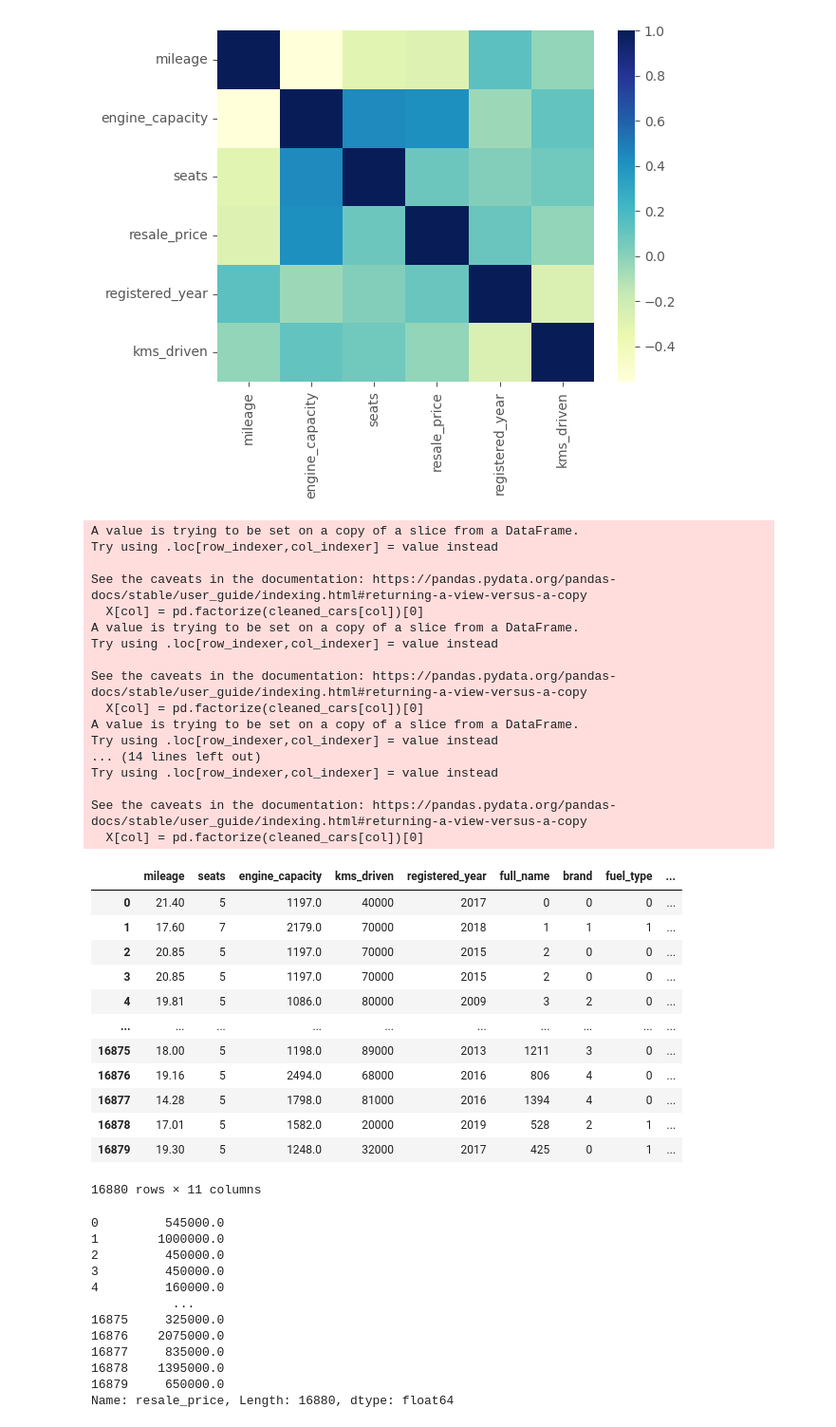
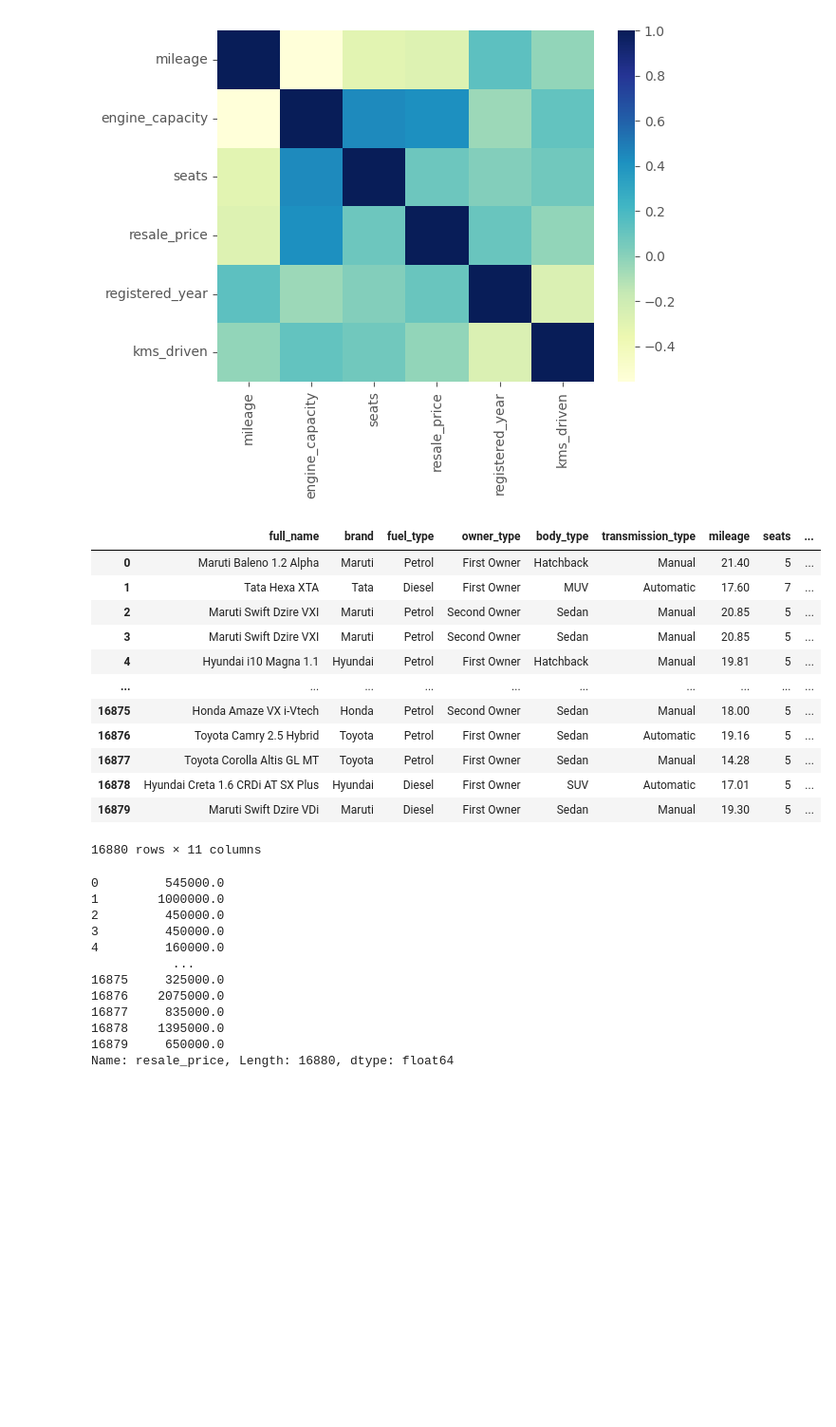
Before and after one commit to tirth-bhagwat/ml-project-sem-5, a Jupyter notebook: price_prediction.ipynb, the cells around one changed output. Shown at 95% size. Drawn from its saved outputs; the diff is of its cells as text; code cells hidden in the pictures; blank space fills up the shorter version.

```diff
--- a/price_prediction.ipynb
+++ b/price_prediction.ipynb
@@ -456,66 +456,49 @@ sns.heatmap(
 [figure]
 # %%
 features_list = [
-    # "full_name",
-    # "brand",
-    # "fuel_type",
-    # "owner_type",
-    # "body_type",
-    # "transmission_type",
+    "full_name",
+    "brand",
+    "fuel_type",
+    "owner_type",
+    "body_type",
+    "transmission_type",
     "mileage",
     "seats",
     "engine_capacity",
     "kms_driven",
     "registered_year",
 ]
 
 X = cleaned_cars[features_list]
 Y = cleaned_cars["resale_price"]
 
-others = [
-    "full_name",
-    "brand",
-    "fuel_type",
-    "owner_type",
-    "body_type",
-    "transmission_type",
-]
+# others = [
+#     "full_name",
+#     "brand",
+#     "fuel_type",
+#     "owner_type",
+#     "body_type",
+#     "transmission_type",
+# ]
 
-for col in others:
-    X[col] = pd.factorize(cleaned_cars[col])[0]
+# for col in others:
+#     X[col] = pd.factorize(cleaned_cars[col])[0]
 
 X
 # %% [output]
+|  | full_name | brand | fuel_type | owner_type | body_type | transmission_type | mileage | seats | ... |
+| 0 | Maruti Baleno 1.2 Alpha | Maruti | Petrol | First Owner | Hatchback | Manual | 21.40 | 5 | ... |
+| 1 | Tata Hexa XTA | Tata | Diesel | First Owner | MUV | Automatic | 17.60 | 7 | ... |
+| 2 | Maruti Swift Dzire VXI | Maruti | Petrol | Second Owner | Sedan | Manual | 20.85 | 5 | ... |
+| 3 | Maruti Swift Dzire VXI | Maruti | Petrol | Second Owner | Sedan | Manual | 20.85 | 5 | ... |
+| 4 | Hyundai i10 Magna 1.1 | Hyundai | Petrol | First Owner | Hatchback | Manual | 19.81 | 5 | ... |
+| ... | ... | ... | ... | ... | ... | ... | ... | ... | ... |
+| 16875 | Honda Amaze VX i-Vtech | Honda | Petrol | Second Owner | Sedan | Manual | 18.00 | 5 | ... |
+| 16876 | Toyota Camry 2.5 Hybrid | Toyota | Petrol | First Owner | Sedan | Automatic | 19.16 | 5 | ... |
+| 16877 | Toyota Corolla Altis GL MT | Toyota | Petrol | First Owner | Sedan | Manual | 14.28 | 5 | ... |
+| 16878 | Hyundai Creta 1.6 CRDi AT SX Plus | Hyundai | Diesel | First Owner | SUV | Automatic | 17.01 | 5 | ... |
+| 16879 | Maruti Swift Dzire VDi | Maruti | Diesel | First Owner | Sedan | Manual | 19.30 | 5 | ... |
-A value is trying to be set on a copy of a slice from a DataFrame.
-Try using .loc[row_indexer,col_indexer] = value instead
-
-See the caveats in the documentation: https://pandas.pydata.org/pandas-docs/stable/user_guide/indexing.html#returning-a-view-versus-a-copy
-  X[col] = pd.factorize(cleaned_cars[col])[0]
-A value is trying to be set on a copy of a slice from a DataFrame.
-Try using .loc[row_indexer,col_indexer] = value instead
-
-See the caveats in the documentation: https://pandas.pydata.org/pandas-docs/stable/user_guide/indexing.html#returning-a-view-versus-a-copy
-  X[col] = pd.factorize(cleaned_cars[col])[0]
-A value is trying to be set on a copy of a slice from a DataFrame.
-Try using .loc[row_indexer,col_indexer] = value instead
-... (14 lines left out)
-Try using .loc[row_indexer,col_indexer] = value instead
-
-See the caveats in the documentation: https://pandas.pydata.org/pandas-docs/stable/user_guide/indexing.html#returning-a-view-versus-a-copy
-  X[col] = pd.factorize(cleaned_cars[col])[0]
+16880 rows × 11 columns
-|  | mileage | seats | engine_capacity | kms_driven | registered_year | full_name | brand | fuel_type | ... |
-| 0 | 21.40 | 5 | 1197.0 | 40000 | 2017 | 0 | 0 | 0 | ... |
-| 1 | 17.60 | 7 | 2179.0 | 70000 | 2018 | 1 | 1 | 1 | ... |
-| 2 | 20.85 | 5 | 1197.0 | 70000 | 2015 | 2 | 0 | 0 | ... |
-| 3 | 20.85 | 5 | 1197.0 | 70000 | 2015 | 2 | 0 | 0 | ... |
-| 4 | 19.81 | 5 | 1086.0 | 80000 | 2009 | 3 | 2 | 0 | ... |
-| ... | ... | ... | ... | ... | ... | ... | ... | ... | ... |
-| 16875 | 18.00 | 5 | 1198.0 | 89000 | 2013 | 1211 | 3 | 0 | ... |
-| 16876 | 19.16 | 5 | 2494.0 | 68000 | 2016 | 806 | 4 | 0 | ... |
-| 16877 | 14.28 | 5 | 1798.0 | 81000 | 2016 | 1394 | 4 | 0 | ... |
-| 16878 | 17.01 | 5 | 1582.0 | 20000 | 2019 | 528 | 2 | 1 | ... |
-| 16879 | 19.30 | 5 | 1248.0 | 32000 | 2017 | 425 | 0 | 1 | ... |
-16880 rows × 11 columns
 # %%
 Y
 # %% [output]
```
Also changed, not shown: parts of 7 cells of this notebook, 1 other file.
